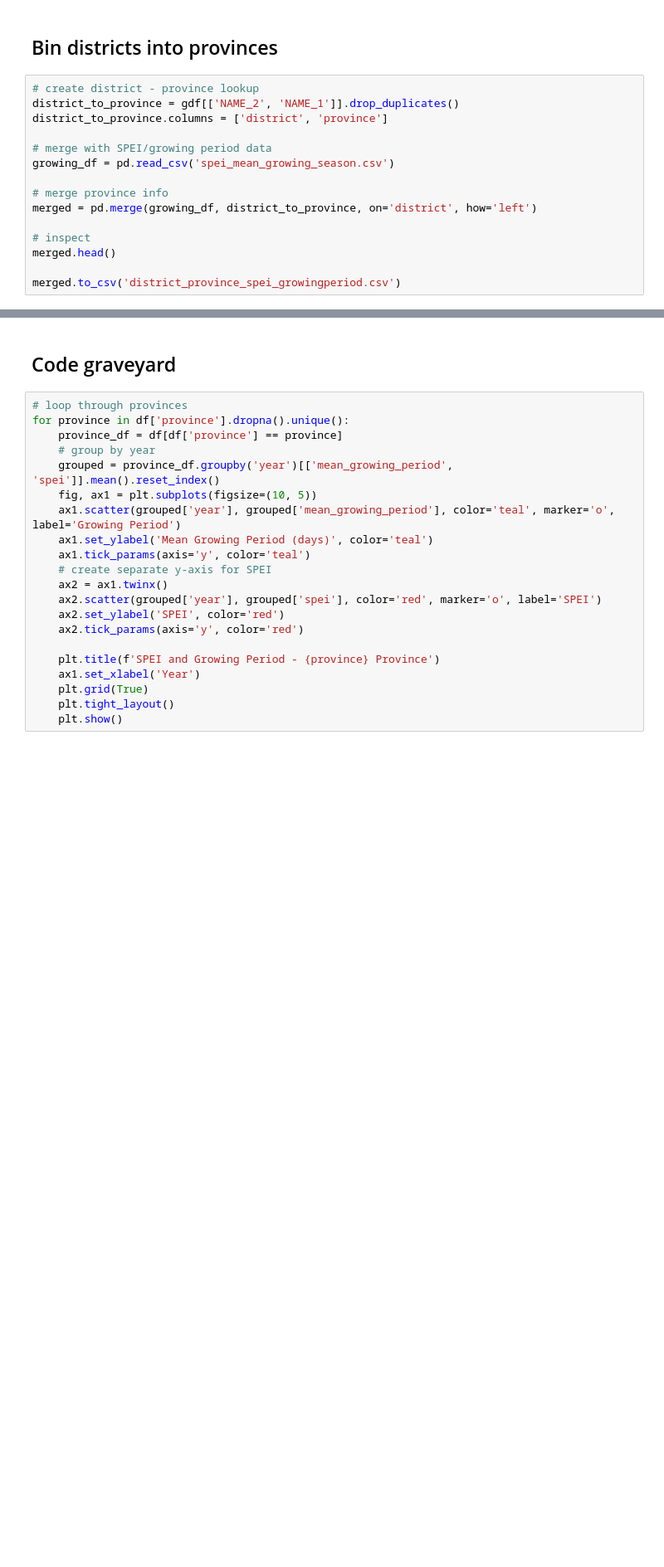
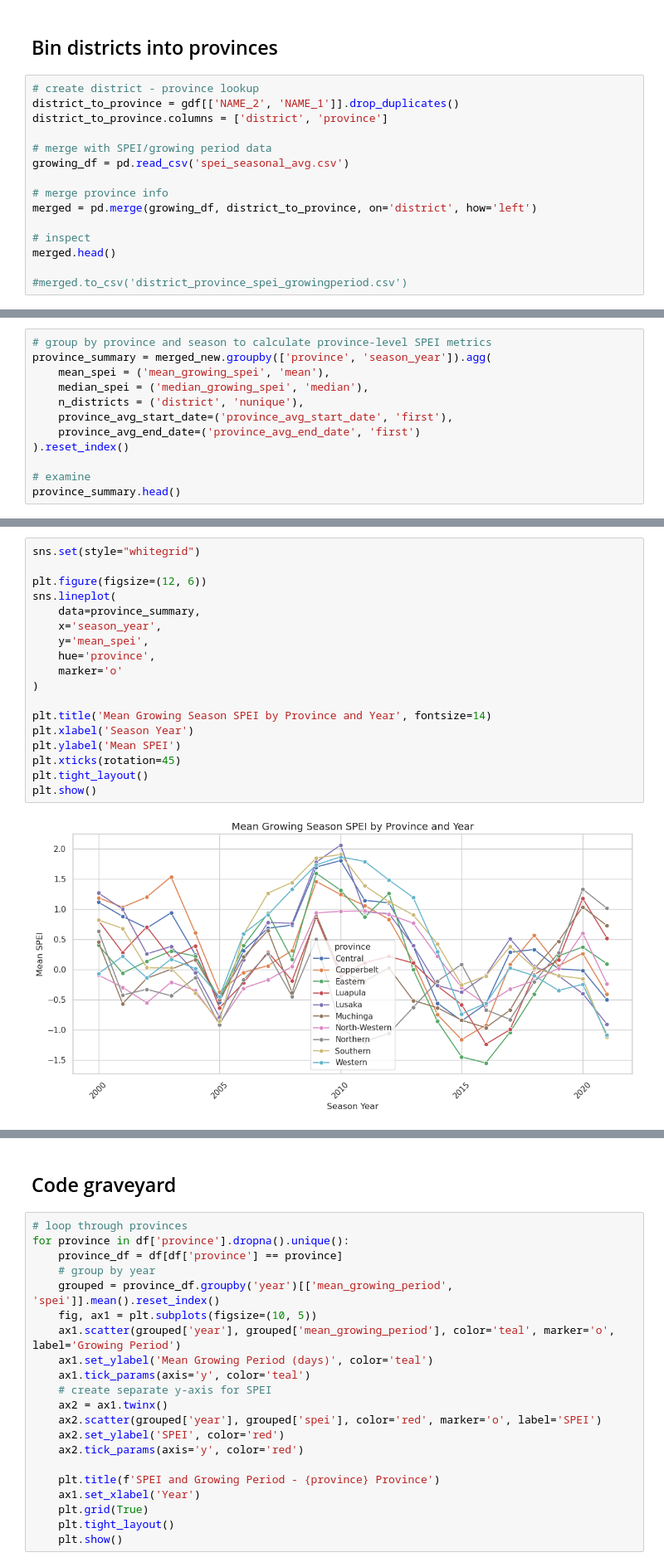
Before and after one commit to annamwaller/zambia, a Jupyter notebook: Seasonal_Analysis.ipynb, the cells around one changed output, grey strips where cells are left out. Shown at 83% size. Cells and saved outputs as stored; diff of their text form; blank space fills up the shorter version.

```diff
--- a/Seasonal_Analysis.ipynb
+++ b/Seasonal_Analysis.ipynb
@@ -82,7 +122,7 @@ district_to_province = gdf[['NAME_2', 'NAME_1']].drop_duplicates()
 district_to_province.columns = ['district', 'province']
 
 # merge with SPEI/growing period data
-growing_df = pd.read_csv('spei_mean_growing_season.csv')
+growing_df = pd.read_csv('spei_seasonal_avg.csv')
 
 # merge province info
 merged = pd.merge(growing_df, district_to_province, on='district', how='left')
@@ -90,4 +130,4 @@ merged = pd.merge(growing_df, district_to_province, on='district', how='left')
 # inspect
 merged.head()
 
-merged.to_csv('district_province_spei_growingperiod.csv')
+#merged.to_csv('district_province_spei_growingperiod.csv')
@@ -93,0 +190,12 @@ merged.to_csv('district_province_spei_growingperiod.csv')
+# %%
+# group by province and season to calculate province-level SPEI metrics
+province_summary = merged_new.groupby(['province', 'season_year']).agg(
+    mean_spei = ('mean_growing_spei', 'mean'),
+    median_spei = ('median_growing_spei', 'median'),
+    n_districts = ('district', 'nunique'),
+    province_avg_start_date=('province_avg_start_date', 'first'),
+    province_avg_end_date=('province_avg_end_date', 'first')
+).reset_index()
+
+# examine
+province_summary.head()
@@ -167,0 +217,20 @@ for province in df['province'].dropna().unique():
+# %%
+sns.set(style="whitegrid")
+
+plt.figure(figsize=(12, 6))
+sns.lineplot(
+    data=province_summary,
+    x='season_year',
+    y='mean_spei',
+    hue='province',
+    marker='o'
+)
+
+plt.title('Mean Growing Season SPEI by Province and Year', fontsize=14)
+plt.xlabel('Season Year')
+plt.ylabel('Mean SPEI')
+plt.xticks(rotation=45)
+plt.tight_layout()
+plt.show()
+# %% [output]
+[figure, added]
```
Also changed, not shown: parts of 31 cells of this notebook.
